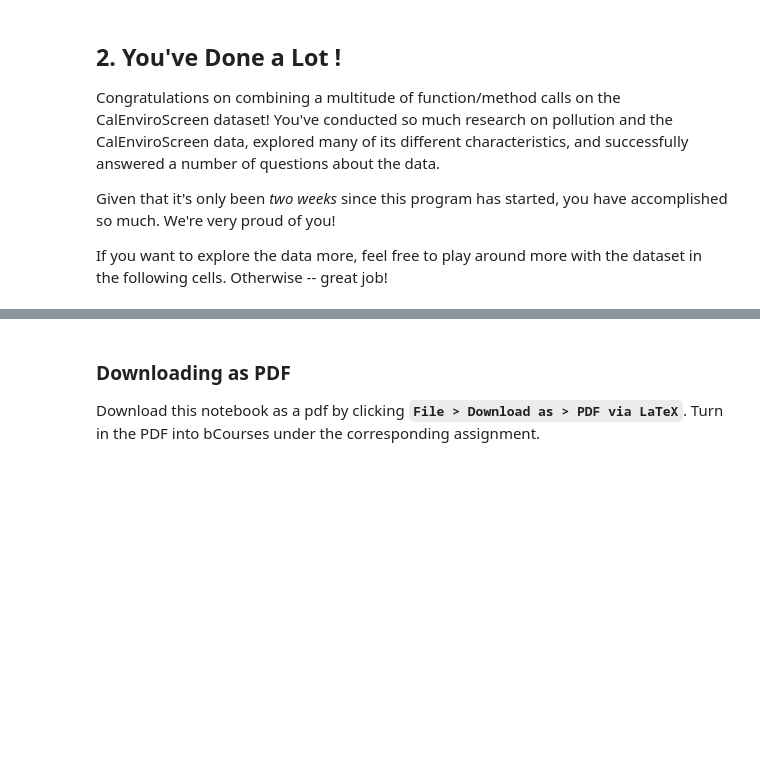
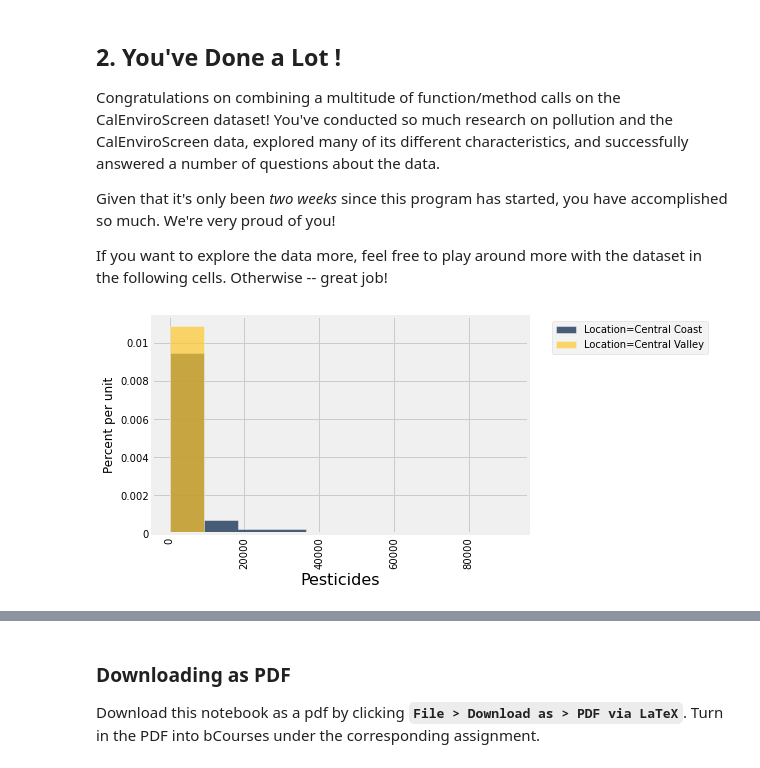
Before and after one commit to ds-modules/BUDS-SU22, a Jupyter notebook: Solutions/9.5_SOL_Putting-It-All-Together.ipynb, the cells around one changed output, grey strips where cells are left out. Cells and saved outputs as stored; diff of their text form; code cells hidden in the pictures; blank space fills up the shorter version.

Commit message:
Update Group notebook

```diff
--- a/Solutions/9.5_SOL_Putting-It-All-Together.ipynb
+++ b/Solutions/9.5_SOL_Putting-It-All-Together.ipynb
@@ -204,3 +204,9 @@ Congratulations on combining a multitude of function/method calls on the CalEnvi
 Given that it's only been *two weeks* since this program has started, you have accomplished so much. We're very proud of you!
 
 If you want to explore the data more, feel free to play around more with the dataset in the following cells. Otherwise -- great job!
+# %%
+# look at pesticides
+# explain why no normed=False argument
+central.hist("Pesticides", group="Location")
+# %% [output]
+[figure, added]
```
Also changed, not shown: parts of 6 cells of this notebook, 2 other files.
